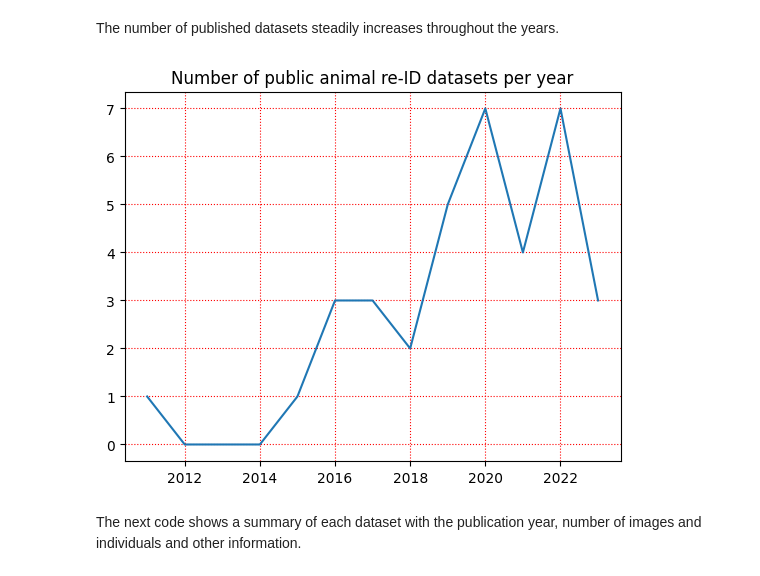
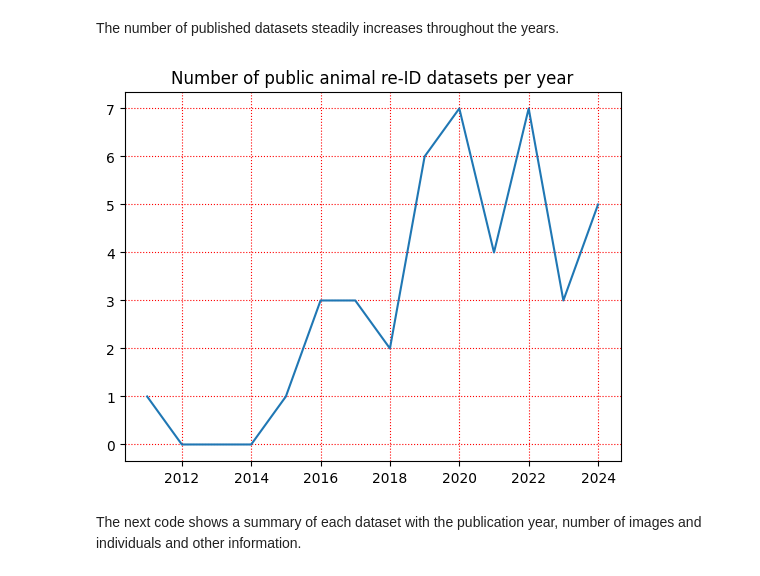
Before and after one commit to WildlifeDatasets/wildlife-datasets, a Jupyter notebook: notebooks/analysis.ipynb, the cells around one changed output. Saved outputs shown, nothing was run; the diff lists cells and outputs as text; code cells hidden in the pictures.

```diff
--- a/notebooks/analysis.ipynb
+++ b/notebooks/analysis.ipynb
@@ -6,34 +6,35 @@ This notebook shows some basic characteristics of the datasets extracted from th
 import sys
 sys.path.append('..')
 
+import numpy as np
+import pandas as pd
+import matplotlib.pyplot as plt
 from wildlife_datasets import datasets, loader
 
 root_dataset = '../data'
 root_dataframe = '../data/_dataframes'
 
+datasets_ignore = ['SeaTurtleIDHeads']
 dataset_names = [dataset_name for dataset_name in datasets.names_all]
 dataset_names = [dataset_name for dataset_name in datasets.names_all
                     if 'Segmented' not in dataset_name.__name__
-                        and 'SeaTurtleIDHeads' != dataset_name.__name__
+                        and dataset_name.__name__ not in datasets_ignore
                 ]
 
 ds = loader.load_datasets(dataset_names, root_dataset, root_dataframe)
 # %% [markdown]
 The number of published datasets steadily increases throughout the years.
 # %%
-import numpy as np
-import matplotlib.pyplot as plt
-
-years = np.array([d.metadata['year'] for d in ds])
+years = np.array([d.summary['year'] for d in ds])
 years_range = range(min(years), max(years)+1)
 counts = [sum(year == years) for year in years_range]
 
 plt.plot(years_range, counts)
 plt.title('Number of public animal re-ID datasets per year');
 plt.grid(which='major', color='r', linestyle=':')
 #plt.savefig('counts.jpg', bbox_inches = 'tight')
 # %% [output]
-[figure, old version]
+[figure, new version]
 # %% [markdown]
 The next code shows a summary of each dataset with the publication year, number of images and individuals and other information.
 # %%
```
Also changed, not shown: parts of 2 cells of this notebook, 2 other files.
